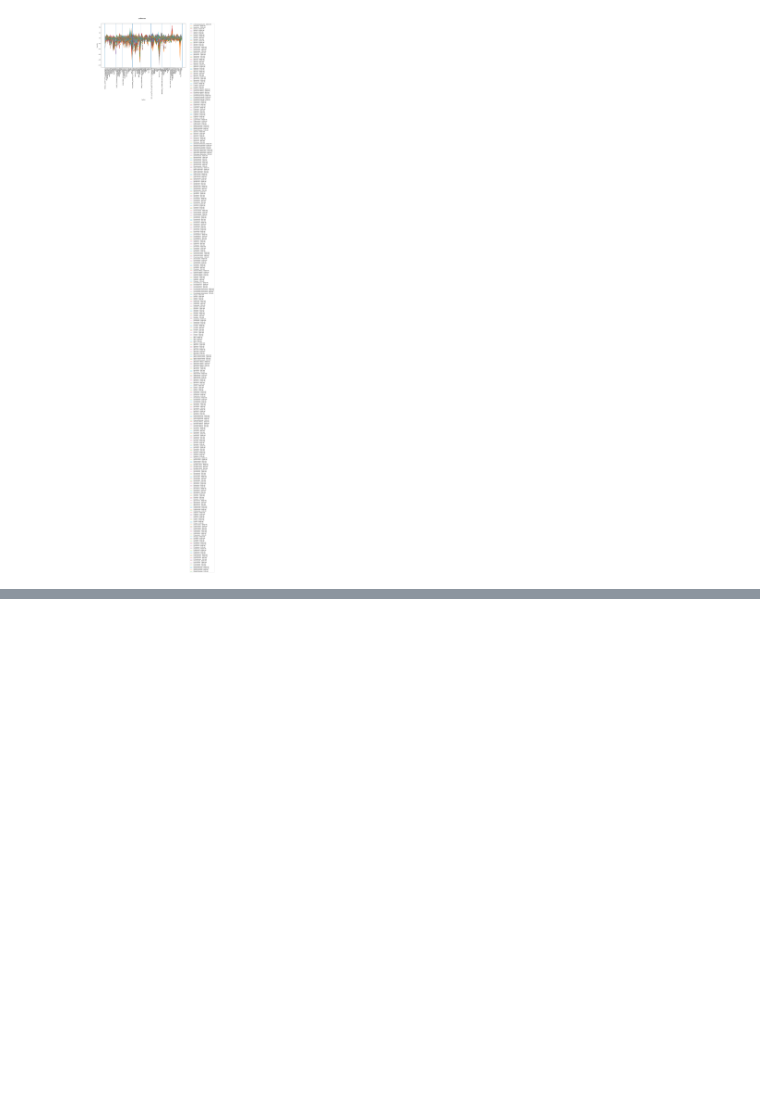
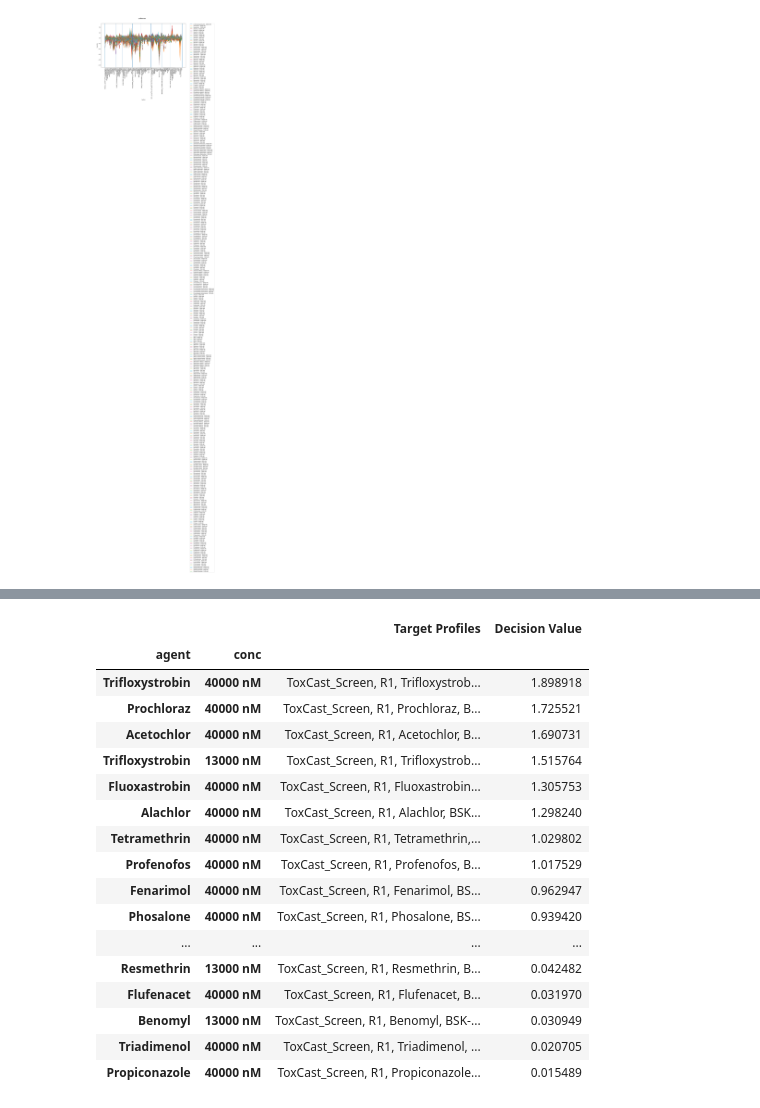
Before and after one commit to AntalBerenyi/SVM, a Jupyter notebook: Notebooks/Predict mTOR inhibitor Mechanism.ipynb, the cells around one changed output, grey strips where cells are left out. Cells and saved outputs as stored; diff of their text form; code cells hidden in the pictures; blank space fills up the shorter version.

```diff
--- a/Notebooks/Predict mTOR inhibitor Mechanism.ipynb
+++ b/Notebooks/Predict mTOR inhibitor Mechanism.ipynb
@@ -526,0 +539,22 @@ predictions[predictions.Prediction.isin([1])].to_excel(mechanism + '.xlsx')
+# %%
+pp = predictions[predictions.Prediction.isin([1])][['Target Profiles', 'Decision Value']].sort_values('Decision Value',ascending=False)
+pp
+# %% [output]
+|  |  | Target Profiles | Decision Value |
+| agent | conc |  |  |
+| Trifloxystrobin | 40000 nM | ToxCast_Screen, R1, Trifloxystrob... | 1.898918 |
+| Prochloraz | 40000 nM | ToxCast_Screen, R1, Prochloraz, B... | 1.725521 |
+| Acetochlor | 40000 nM | ToxCast_Screen, R1, Acetochlor, B... | 1.690731 |
+| Trifloxystrobin | 13000 nM | ToxCast_Screen, R1, Trifloxystrob... | 1.515764 |
+| Fluoxastrobin | 40000 nM | ToxCast_Screen, R1, Fluoxastrobin... | 1.305753 |
+| Alachlor | 40000 nM | ToxCast_Screen, R1, Alachlor, BSK... | 1.298240 |
+| Tetramethrin | 40000 nM | ToxCast_Screen, R1, Tetramethrin,... | 1.029802 |
+| Profenofos | 40000 nM | ToxCast_Screen, R1, Profenofos, B... | 1.017529 |
+| Fenarimol | 40000 nM | ToxCast_Screen, R1, Fenarimol, BS... | 0.962947 |
+| Phosalone | 40000 nM | ToxCast_Screen, R1, Phosalone, BS... | 0.939420 |
+| ... | ... | ... | ... |
+| Resmethrin | 13000 nM | ToxCast_Screen, R1, Resmethrin, B... | 0.042482 |
+| Flufenacet | 40000 nM | ToxCast_Screen, R1, Flufenacet, B... | 0.031970 |
+| Benomyl | 13000 nM | ToxCast_Screen, R1, Benomyl, BSK-... | 0.030949 |
+| Triadimenol | 40000 nM | ToxCast_Screen, R1, Triadimenol, ... | 0.020705 |
+| Propiconazole | 40000 nM | ToxCast_Screen, R1, Propiconazole... | 0.015489 |
```
Also changed, not shown: parts of 13 cells of this notebook, 16 other files.
